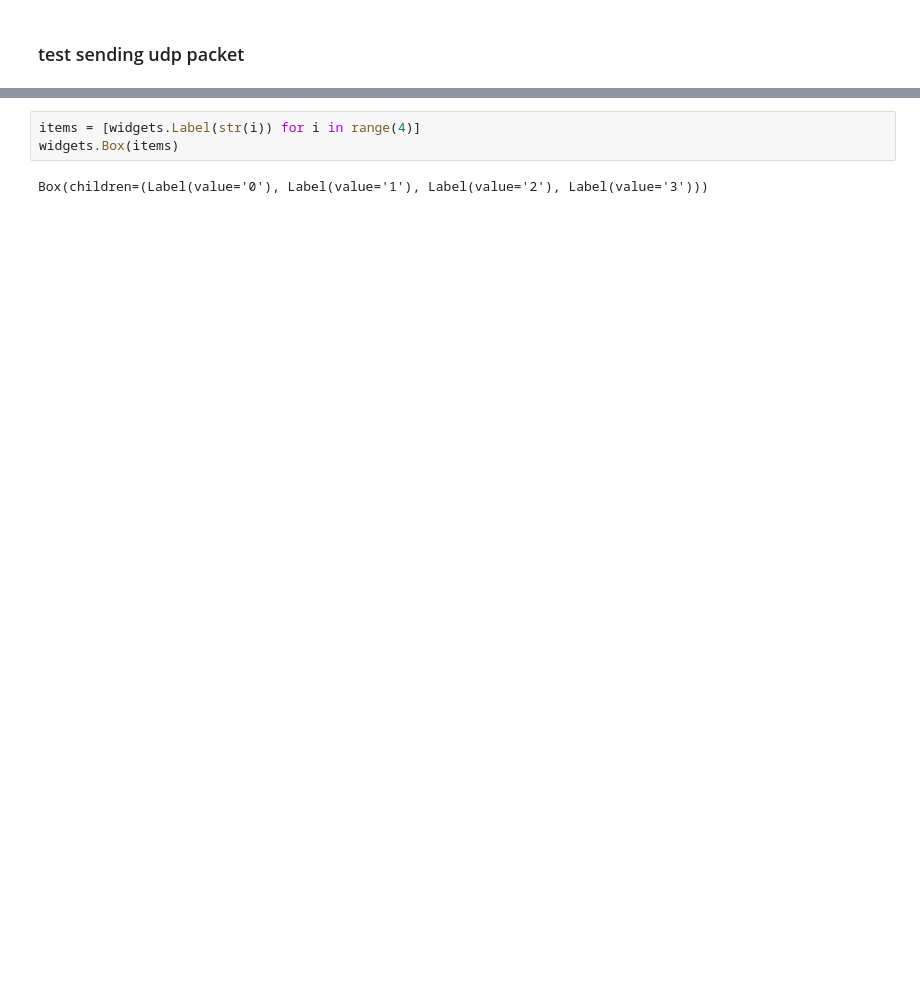
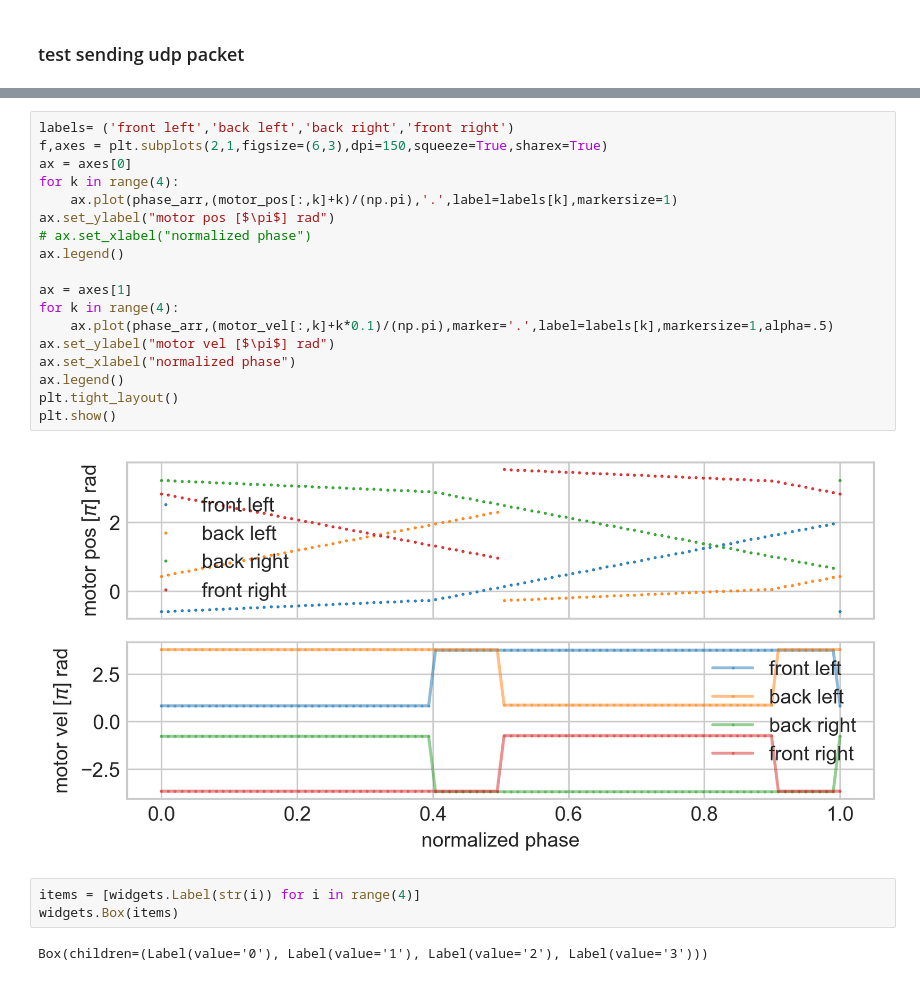
Before and after one commit to boxiXia/FlexipodFast, a Jupyter notebook: src/flexipod_control.ipynb, the cells around one changed output, grey strips where cells are left out. Cells and saved outputs as stored; diff of their text form; blank space fills up the shorter version.

```diff
--- a/src/flexipod_control.ipynb
+++ b/src/flexipod_control.ipynb
@@ -360,3 +357,23 @@ b'\x94\xca\x00\x00\x00\x00\xca\xc3\x00\x00\x00\xca\x00\x00\x00\x00\xca\x00\x00\x
+# %%
+labels= ('front left','back left','back right','front right')
+f,axes = plt.subplots(2,1,figsize=(6,3),dpi=150,squeeze=True,sharex=True)
+ax = axes[0]
+for k in range(4):
+    ax.plot(phase_arr,(motor_pos[:,k]+k)/(np.pi),'.',label=labels[k],markersize=1)
+ax.set_ylabel("motor pos [$\pi$] rad")
+# ax.set_xlabel("normalized phase")
+ax.legend()
+
+ax = axes[1]
+for k in range(4):
+    ax.plot(phase_arr,(motor_vel[:,k]+k*0.1)/(np.pi),marker='.',label=labels[k],markersize=1,alpha=.5)
+ax.set_ylabel("motor vel [$\pi$] rad")
+ax.set_xlabel("normalized phase")
+ax.legend()
+plt.tight_layout()
+plt.show()
+# %% [output]
+[figure, added]
 # %%
 items = [widgets.Label(str(i)) for i in range(4)]
 widgets.Box(items)
```
Also changed, not shown: parts of 24 cells of this notebook, 7 other files.
